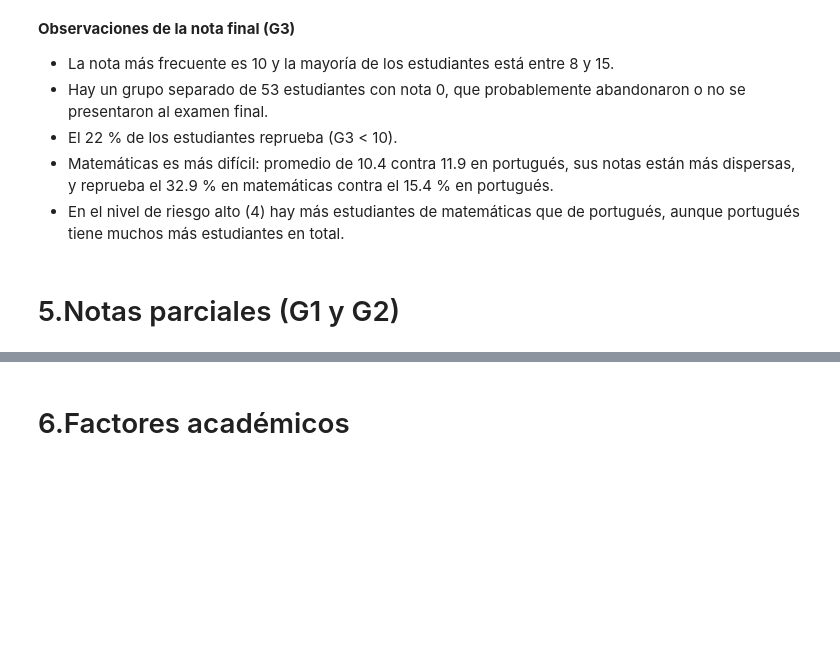
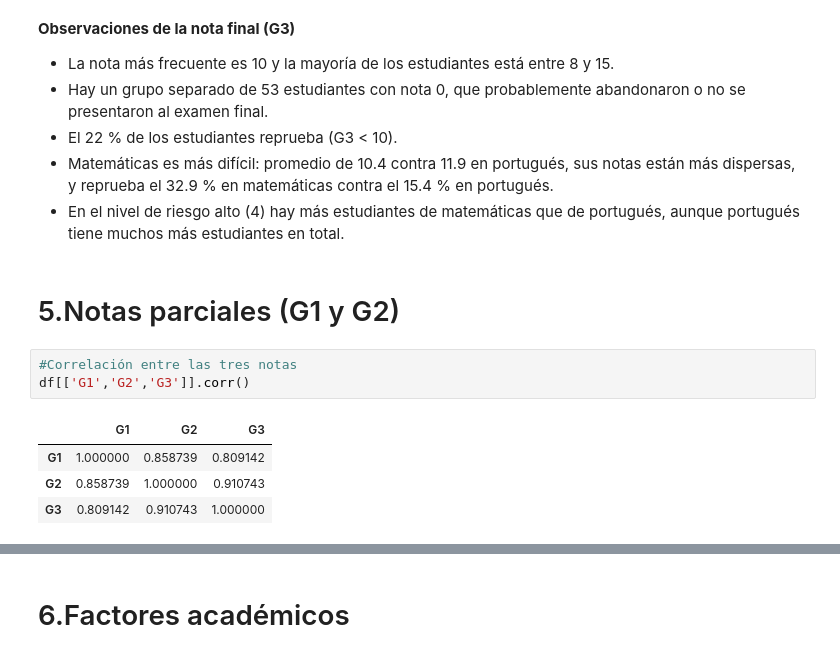
Before and after one commit to DiegoMonteroCRC/Proyecto-1-Sistema-de-Prediccion-de-Rendimiento-Academico, a Jupyter notebook: notebooks/01_EDA.ipynb, the cells around one changed output, grey strips where cells are left out. Saved outputs shown, nothing was run; the diff lists cells and outputs as text; blank space fills up the shorter version.

```diff
--- a/notebooks/01_EDA.ipynb
+++ b/notebooks/01_EDA.ipynb
@@ -150,3 +150,11 @@ plt.show()
 - En el nivel de riesgo alto (4) hay más estudiantes de matemáticas que de portugués, aunque portugués tiene muchos más estudiantes en total.
 # %% [markdown]
 # 5.Notas parciales (G1 y G2)
+# %%
+#Correlación entre las tres notas
+df[['G1','G2','G3']].corr()
+# %% [output]
+|  | G1 | G2 | G3 |
+| G1 | 1.000000 | 0.858739 | 0.809142 |
+| G2 | 0.858739 | 1.000000 | 0.910743 |
+| G3 | 0.809142 | 0.910743 | 1.000000 |
```
Also changed, not shown: parts of 3 cells of this notebook.
